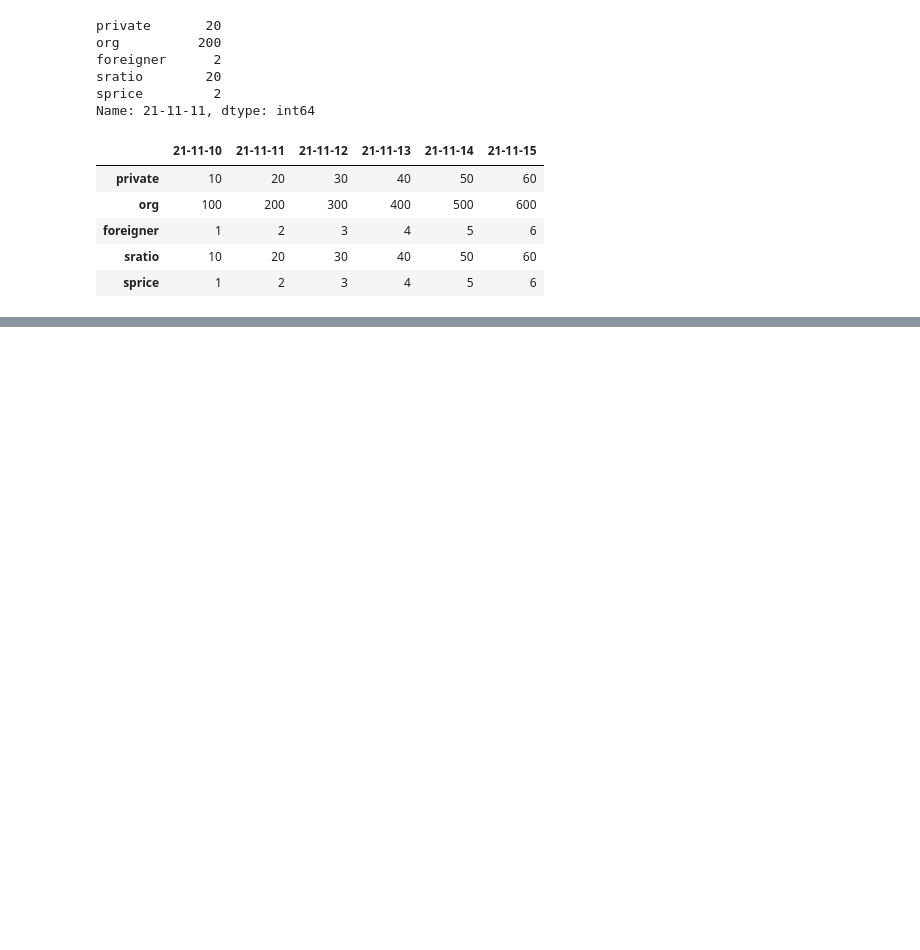
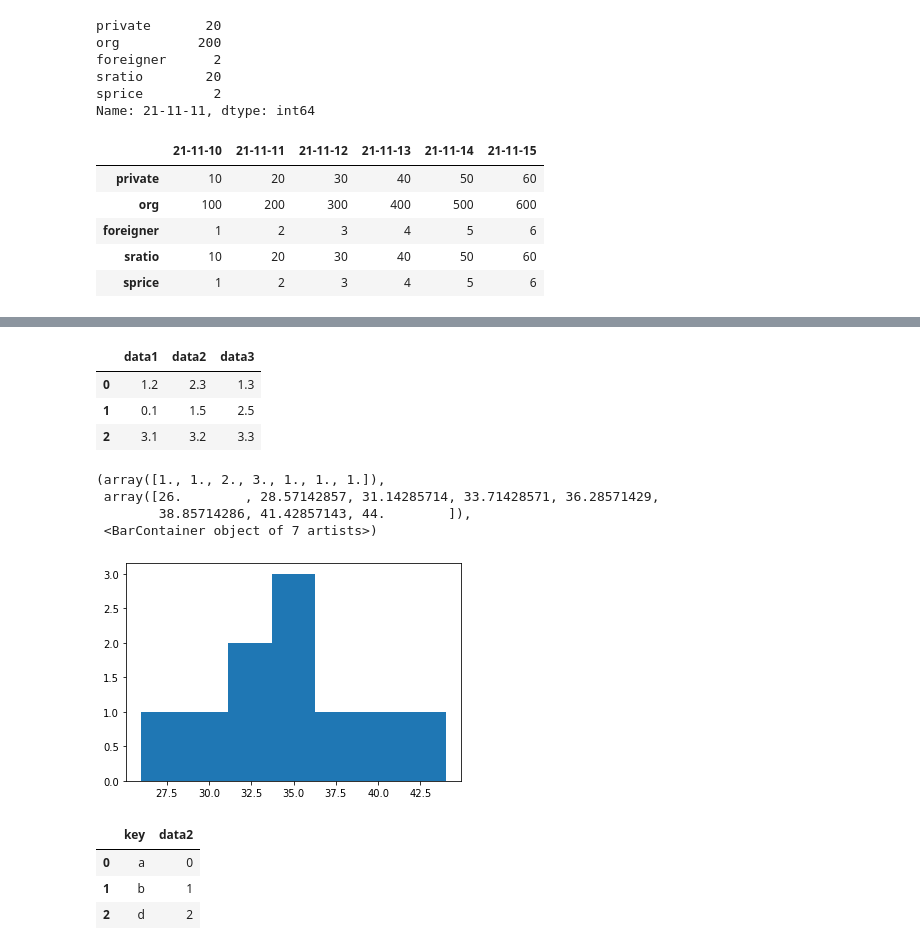
Before and after one commit to papasmf1/python1115, a Jupyter notebook: DemoPandas.ipynb, the cells around one changed output, grey strips where cells are left out. Drawn from its saved outputs; the diff is of its cells as text; code cells hidden in the pictures; blank space fills up the shorter version.

```diff
--- a/DemoPandas.ipynb
+++ b/DemoPandas.ipynb
@@ -101,0 +141,47 @@ frame2.T
+# %%
+#정규표현식의 패턴을 사용(\s는 공백문자 +는 1~N번)
+df3 = pd.read_table("c:\\work\\ex3.txt", sep="\s+")
+df3
+# %% [output]
+|  | data1 | data2 | data3 |
+| 0 | 1.2 | 2.3 | 1.3 |
+| 1 | 0.1 | 1.5 | 2.5 |
+| 2 | 3.1 | 3.2 | 3.3 |
+# %%
+%pylab
+%matplotlib inline
+
+#엑셀 파일 읽기
+dfExcel = pd.read_excel("c:\\work\\Demo.xlsx", "Sheet1")
+#dfExcel
+#차트 그리기
+#비어 있는 그림판
+fig = plt.figure()
+#그림판에 차트 추가(1행, 1열, 1차트)
+ax = fig.add_subplot(1,1,1)
+#수직 막대 그래프로 나이컬럼 7개 그룹으로 묶어서 그리기
+ax.hist(dfExcel["나이"], bins=7)
+# %% [output]
+(array([1., 1., 2., 3., 1., 1., 1.]),
+ array([26.        , 28.57142857, 31.14285714, 33.71428571, 36.28571429,
+        38.85714286, 41.42857143, 44.        ]),
+ <BarContainer object of 7 artists>)
+[figure, added]
+# %%
+#2개의 데이터를 비교해서 병합하는 경우(조각 데이터 )
+df1 = DataFrame({"key":["b","b","a","c","a","a","b"],
+                 "data1":range(7)
+                })
+
+#df1
+
+df2 = DataFrame({"key":["a","b","d"],
+                 "data2":range(3)
+                })
+
+df2
+# %% [output]
+|  | key | data2 |
+| 0 | a | 0 |
+| 1 | b | 1 |
+| 2 | d | 2 |
```
Also changed, not shown: parts of 8 cells of this notebook, 8 other files.
